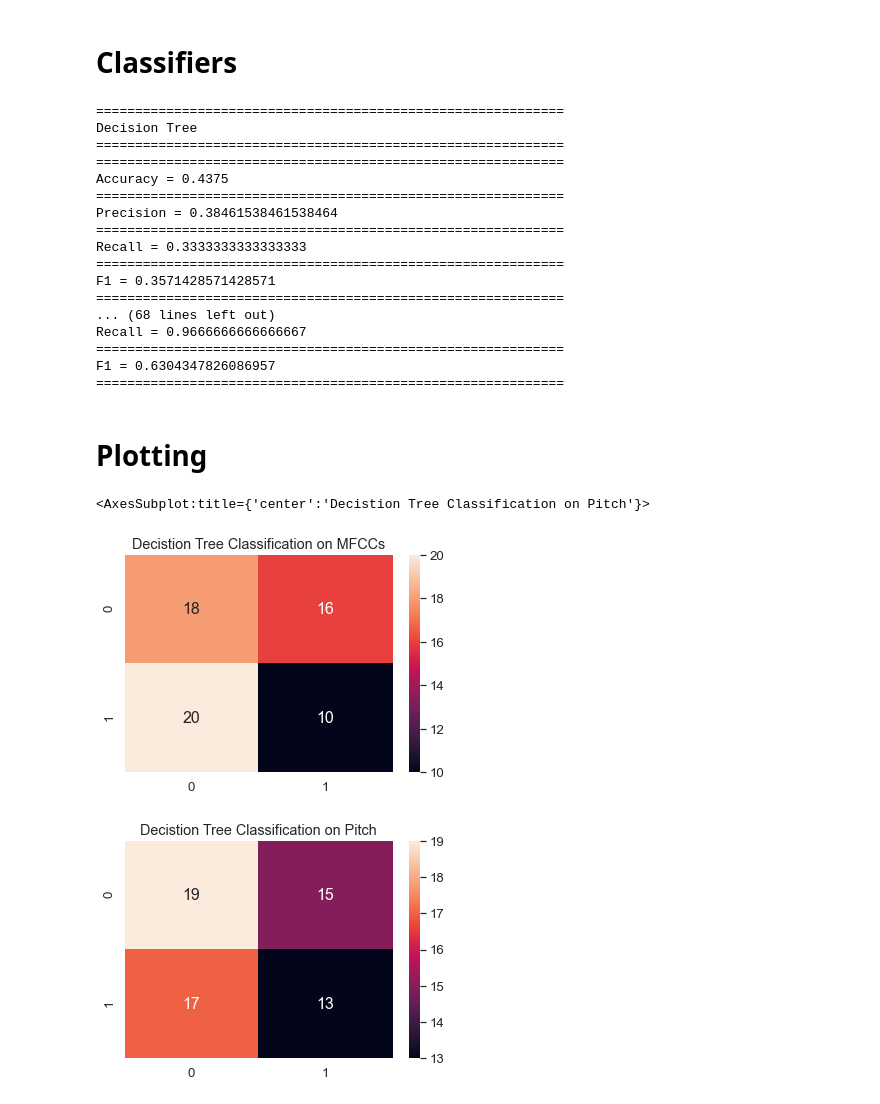
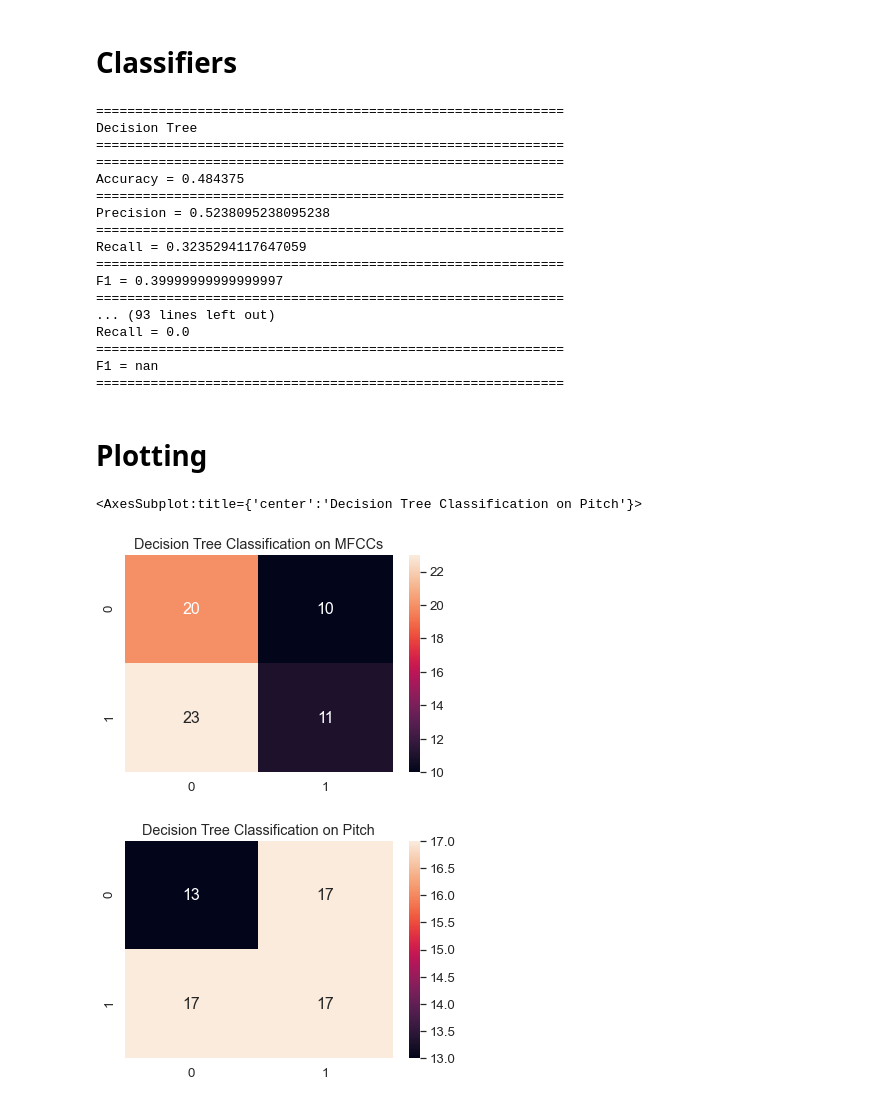
Before and after one commit to jxm1522/AI_FinalProject, a Jupyter notebook: AI_FinalProject.ipynb, the cells around one changed output. Cells and saved outputs as stored; diff of their text form; code cells hidden in the pictures.

```diff
--- a/AI_FinalProject.ipynb
+++ b/AI_FinalProject.ipynb
@@ -172,15 +172,16 @@ pitch_loaded = np.load('pitch_all_samples.npy')
 detail_list = []
 cnt = 0
 
-for audio_path in audio_dataset:
-    if cnt == 320:
+for index, audio_path in enumerate(audio_dataset):
+    if index == 320: # For some reason this is needed only when John runs the code
         break
     audio_path = audio_path[6:]
-    detail_list.append({'name':audio_path, 'mfcc':mfccs_loaded[cnt], 'pitch':pitch_loaded[cnt]})
-    cnt += 1
+    detail_list.append({'name':audio_path, 'mfcc':mfccs_loaded[index], 'pitch':pitch_loaded[index]})
 # %% [markdown]
 # Split Data Features
 # %%
+from sklearn import preprocessing
+
 trained_info = []
 validation_info = []
 mfcc_train = []
@@ -251,7 +252,7 @@ pitch_validation = np.asarray(pitch_validation)
 X = pitch_validation
 nsamples, nx, ny = X.shape
 X_testPitch = X.reshape((nsamples, nx*ny))
-
+temp = training_outcome.pop()
 y_train = np.asarray(training_outcome)
 y_test = np.asarray(validation_outcome)
 # %% [output]
@@ -263,13 +264,15 @@ from sklearn.linear_model import LogisticRegression                    # Regress
 from sklearn.tree import DecisionTreeClassifier                        # Decision Tree classifier
 from sklearn import svm                                                # Support Vector Machine
 from sklearn.linear_model import SGDClassifier                         # Stochastic Gradient Descent Classifier
+from sklearn.neighbors import KNeighborsClassifier
 from sklearn.metrics import accuracy_score, recall_score, confusion_matrix # Metrics to check the performance of models
 
 Classifiers = {
     'SVM':svm.SVC(kernel='linear', C=0.1, probability=True),
     'LR':LogisticRegression(random_state=10,C=5,max_iter=200),
     'SGD':SGDClassifier(loss="hinge", penalty="l2"),
-    'DTC':DecisionTreeClassifier(random_state=10,min_samples_leaf=2)
+    'DTC':DecisionTreeClassifier(random_state=10,min_samples_leaf=2),
+    'KNN':KNeighborsClassifier(n_neighbors=3, weights='uniform', algorithm='auto', leaf_size=30, p=2, metric='minkowski')
 }
 
 def ML_PipelineMFCC(clf_name):
@@ -302,64 +305,71 @@ print('==='*20)
 cmMFCC_DTC = ML_PipelineMFCC('DTC')
 
 cmPitch_DTC = ML_PipelinePitch('DTC')
-
+print('')
 print('==='*20)
 print('Support Vector Machine')
 print('==='*20)
 cmMFCC_SVM = ML_PipelineMFCC('SVM')
 
 cmPitch_SVM = ML_PipelinePitch('SVM')
-
+print('')
 print('==='*20)
 print('Stochastic Gradient Descent')
 print('==='*20)
 cmMFCC_SGD = ML_PipelineMFCC('SGD')
 
 cmPitch_SGD = ML_PipelinePitch('SGD')
-
+print('')
 print('==='*20)
 print('Regression')
 print('==='*20)
 cmMFCC_LR = ML_PipelineMFCC('LR')
 
 cmPitch_LR = ML_PipelinePitch('LR')
+print('')
+print('==='*20)
+print('K Nearest Neighbor')
+print('==='*20)
+cmMFCC_KNN = ML_PipelineMFCC('KNN')
+
+cmPitch_KNN = ML_PipelinePitch('KNN')
 # %% [output]
 ============================================================
 Decision Tree
 ============================================================
 ============================================================
-Accuracy = 0.4375
+Accuracy = 0.484375
 ============================================================
-Precision = 0.38461538461538464
+Precision = 0.5238095238095238
 ============================================================
-Recall = 0.3333333333333333
+Recall = 0.3235294117647059
 ============================================================
-F1 = 0.3571428571428571
+F1 = 0.39999999999999997
 ============================================================
-... (68 lines left out)
-Recall = 0.9666666666666667
+... (93 lines left out)
+Recall = 0.0
 ============================================================
-F1 = 0.6304347826086957
+F1 = nan
 ============================================================
 # %% [markdown]
 # Plotting
 # %%
 import seaborn as sn
 import pandas as pd
 import matplotlib.pyplot as plt
 
 df_cm = pd.DataFrame(cmMFCC_DTC, range(2), range(2))
 plt.figure(figsize=(6,4))
-plt.title("Decistion Tree Classification on MFCCs")
+plt.title("Decision Tree Classification on MFCCs")
 sn.set(font_scale=1.2)
 sn.heatmap(df_cm, annot=True, annot_kws={"size": 16}) # font size
 
 df_cm = pd.DataFrame(cmPitch_DTC, range(2), range(2))
 plt.figure(figsize=(6,4))
-plt.title("Decistion Tree Classification on Pitch")
+plt.title("Decision Tree Classification on Pitch")
 sn.set(font_scale=1.2)
 sn.heatmap(df_cm, annot=True, annot_kws={"size": 16}) # font size
 # %% [output]
-<AxesSubplot:title={'center':'Decistion Tree Classification on Pitch'}>
+<AxesSubplot:title={'center':'Decision Tree Classification on Pitch'}>
-[figure, old version]
+[figure, new version]
-[figure, old version]
+[figure, new version]
```
